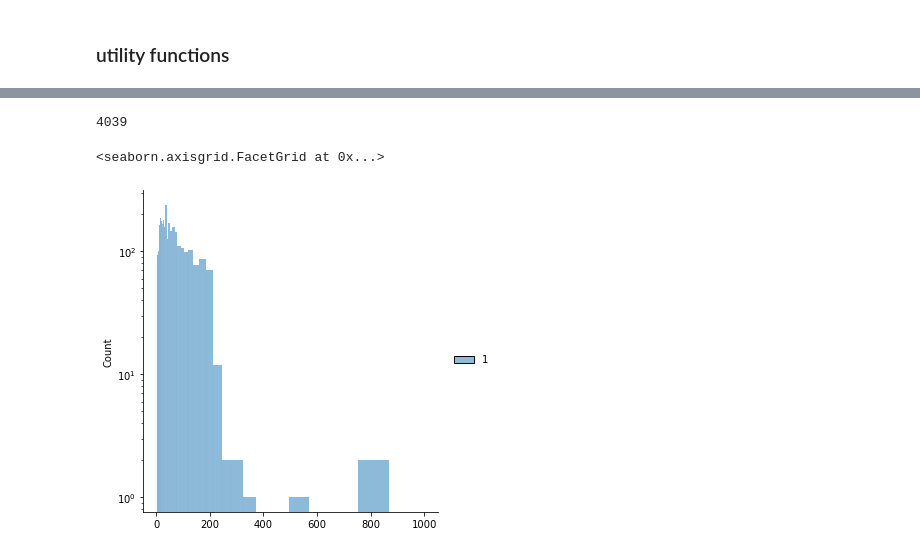
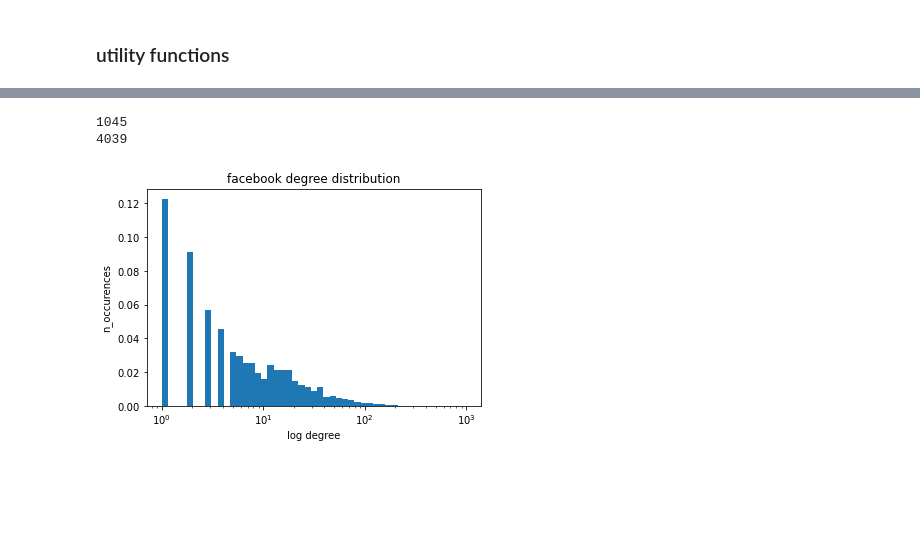
Before and after one commit to moerfii/network_science_uzh, a Jupyter notebook: assignment_1/exercise_1_florian_rueegsegger.ipynb, the cells around one changed output, grey strips where cells are left out. Cells and saved outputs as stored; diff of their text form; code cells hidden in the pictures; blank space fills up the shorter version.

```diff
--- a/assignment_1/exercise_1_florian_rueegsegger.ipynb
+++ b/assignment_1/exercise_1_florian_rueegsegger.ipynb
@@ -227,13 +245,7 @@ plot_distribution(netsci,bins=bins,y_log=True,x_log=False)
 # %%
 bins=np.logspace(0, 3,base=10)
-print(len(facebook.degree()))
-plot_distribution(facebook,bins=bins,y_log=True,x_log=False)
+plot_distribution(facebook,bins=bins,y_log=False,x_log=True, title="facebook degree distribution")
 # %% [output]
+1045
 4039
+[figure, added]
-# %%
-import seaborn as sns
-bins=np.logspace(0, 3,base=10)
-sns.displot(facebook.degree(),bins=bins,log_scale=(False,True))
-# %% [output]
-<seaborn.axisgrid.FacetGrid at 0x...>
-[figure, removed]
```
Also changed, not shown: parts of 5 cells of this notebook.
